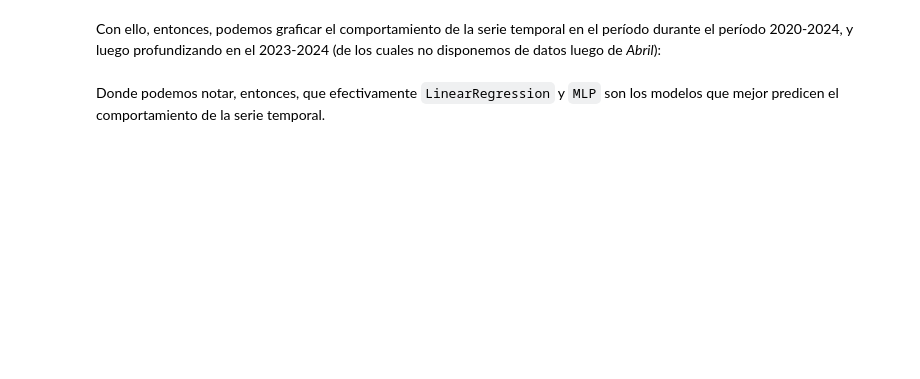
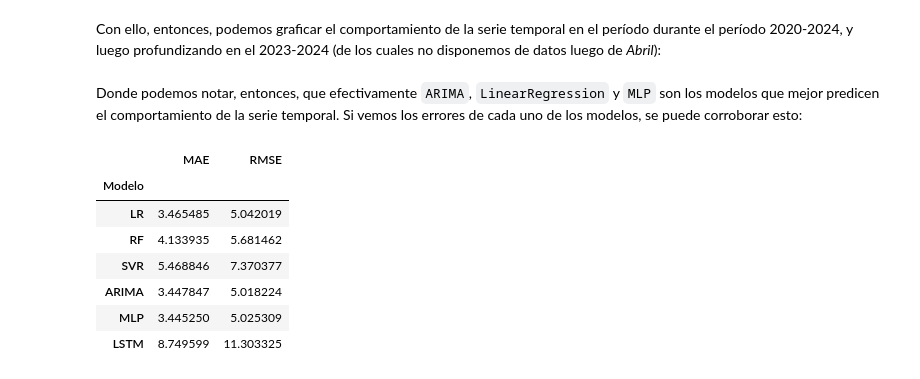
Before and after one commit to helcsnewsxd/famaf-data_science-mentoring_project, a Jupyter notebook: entregables/tp3/personal.ipynb, the cells around one changed output. Saved outputs shown, nothing was run; the diff lists cells and outputs as text; code cells hidden in the pictures; blank space fills up the shorter version.

Commit message:
TP3 - Mejoradas predicciones de ARIMA

```diff
--- a/entregables/tp3/personal.ipynb
+++ b/entregables/tp3/personal.ipynb
@@ -1030,6 +1090,18 @@ y_pred_train_mlp, y_pred_test_mlp = model_mlp.predict(
 y_pred_train_lstm, y_pred_test_lstm = model_lstm.predict(
     X_train_lstm), model_lstm.predict(X_test_lstm)
 
+# Creamos las predicciones para ARIMA
+y_pred_test_arima = np.array([])
+for i in range(len(y_test)):
+    print(f'Prediciendo día {i+1}/{len(y_test)}...')
+    aux_df = pd.concat([y_train, y_test.iloc[:i]])
+    model = ARIMA(aux_df, order=(4, 1, 4), freq='D')
+    model_fit = model.fit()
+    y_pred_test_arima = np.append(y_pred_test_arima, model_fit.forecast()[0])
+
+y_pred_train_arima = model_fit_414.predict(
+    start=y_train.index[0], end=y_train.index[-1])
+
 # Desescalamos las predicciones
 y_pred_train_mlp = scaler_mlp.inverse_transform(pd.DataFrame(
     y_pred_train_mlp, columns=['close'], index=y_train.index))
@@ -1055,6 +1127,11 @@ y_pred_train_svr = pd.DataFrame(y_pred_train_svr, columns=[
 y_pred_test_svr = pd.DataFrame(y_pred_test_svr, columns=[
                                'close'], index=y_test.index)
 
+y_pred_train_arima = pd.DataFrame(y_pred_train_arima, columns=[
+    'close'], index=y_train.index)
+y_pred_test_arima = pd.DataFrame(y_pred_test_arima, columns=[
+    'close'], index=y_test.index)
+
 y_pred_train_mlp = pd.DataFrame(y_pred_train_mlp, columns=[
                                 'close'], index=y_train.index)
 y_pred_test_mlp = pd.DataFrame(y_pred_test_mlp, columns=[
@@ -1069,6 +1146,7 @@ y_pred_test_lstm = pd.DataFrame(y_pred_test_lstm, columns=[
 y_pred_lr = pd.concat([y_pred_train_lr, y_pred_test_lr])
 y_pred_rf = pd.concat([y_pred_train_rf, y_pred_test_rf])
 y_pred_svr = pd.concat([y_pred_train_svr, y_pred_test_svr])
+y_pred_arima = pd.concat([y_pred_train_arima, y_pred_test_arima])
 y_pred_mlp = pd.concat([y_pred_train_mlp, y_pred_test_mlp])
 y_pred_lstm = pd.concat([y_pred_train_lstm, y_pred_test_lstm])
 # %% [output]
@@ -1128,4 +1210,36 @@ fig.update_layout(title='Predicciones de los modelos (gráfico de test)',
                   xaxis_title='Fecha', yaxis_title='Close')
 iplot(fig)
 # %% [markdown]
-Donde podemos notar, entonces, que efectivamente `LinearRegression` y `MLP` son los modelos que mejor predicen el comportamiento de la serie temporal.
+Donde podemos notar, entonces, que efectivamente `ARIMA`, `LinearRegression` y `MLP` son los modelos que mejor predicen el comportamiento de la serie temporal. Si vemos los errores de cada uno de los modelos, se puede corroborar esto:
+# %%
+mae_lr = mean_absolute_error(y_test, y_pred_test_lr)
+mae_rf = mean_absolute_error(y_test, y_pred_test_rf)
+mae_svr = mean_absolute_error(y_test, y_pred_test_svr)
+mae_arima = mean_absolute_error(y_test, y_pred_test_arima)
+mae_mlp = mean_absolute_error(y_test, y_pred_test_mlp)
+mae_lstm = mean_absolute_error(y_test, y_pred_test_lstm)
+
+rmse_lr = np.sqrt(mean_squared_error(y_test, y_pred_test_lr))
+rmse_rf = np.sqrt(mean_squared_error(y_test, y_pred_test_rf))
+rmse_svr = np.sqrt(mean_squared_error(y_test, y_pred_test_svr))
+rmse_arima = np.sqrt(mean_squared_error(y_test, y_pred_test_arima))
+rmse_mlp = np.sqrt(mean_squared_error(y_test, y_pred_test_mlp))
+rmse_lstm = np.sqrt(mean_squared_error(y_test, y_pred_test_lstm))
+
+errors = pd.DataFrame({
+    'Modelo': ['LR', 'RF', 'SVR', 'ARIMA', 'MLP', 'LSTM'],
+    'MAE': [mae_lr, mae_rf, mae_svr, mae_arima, mae_mlp, mae_lstm],
+    'RMSE': [rmse_lr, rmse_rf, rmse_svr, rmse_arima, rmse_mlp, rmse_lstm]
+})
+errors = errors.set_index('Modelo')
+
+display(errors)
+# %% [output]
+|  | MAE | RMSE |
+| Modelo |  |  |
+| LR | 3.465485 | 5.042019 |
+| RF | 4.133935 | 5.681462 |
+| SVR | 5.468846 | 7.370377 |
+| ARIMA | 3.447847 | 5.018224 |
+| MLP | 3.445250 | 5.025309 |
+| LSTM | 8.749599 | 11.303325 |
```
Also changed, not shown: parts of 14 cells of this notebook.
